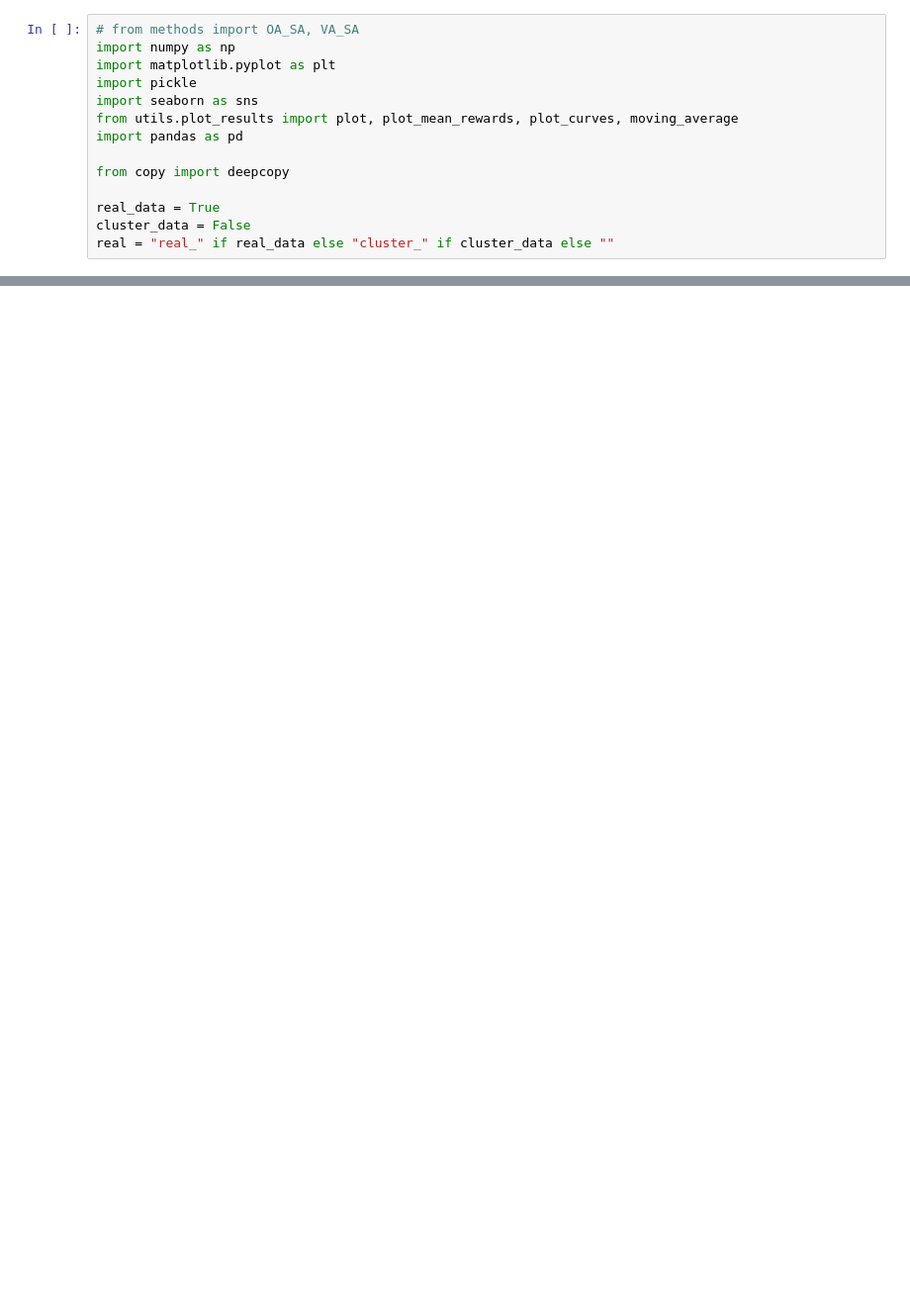
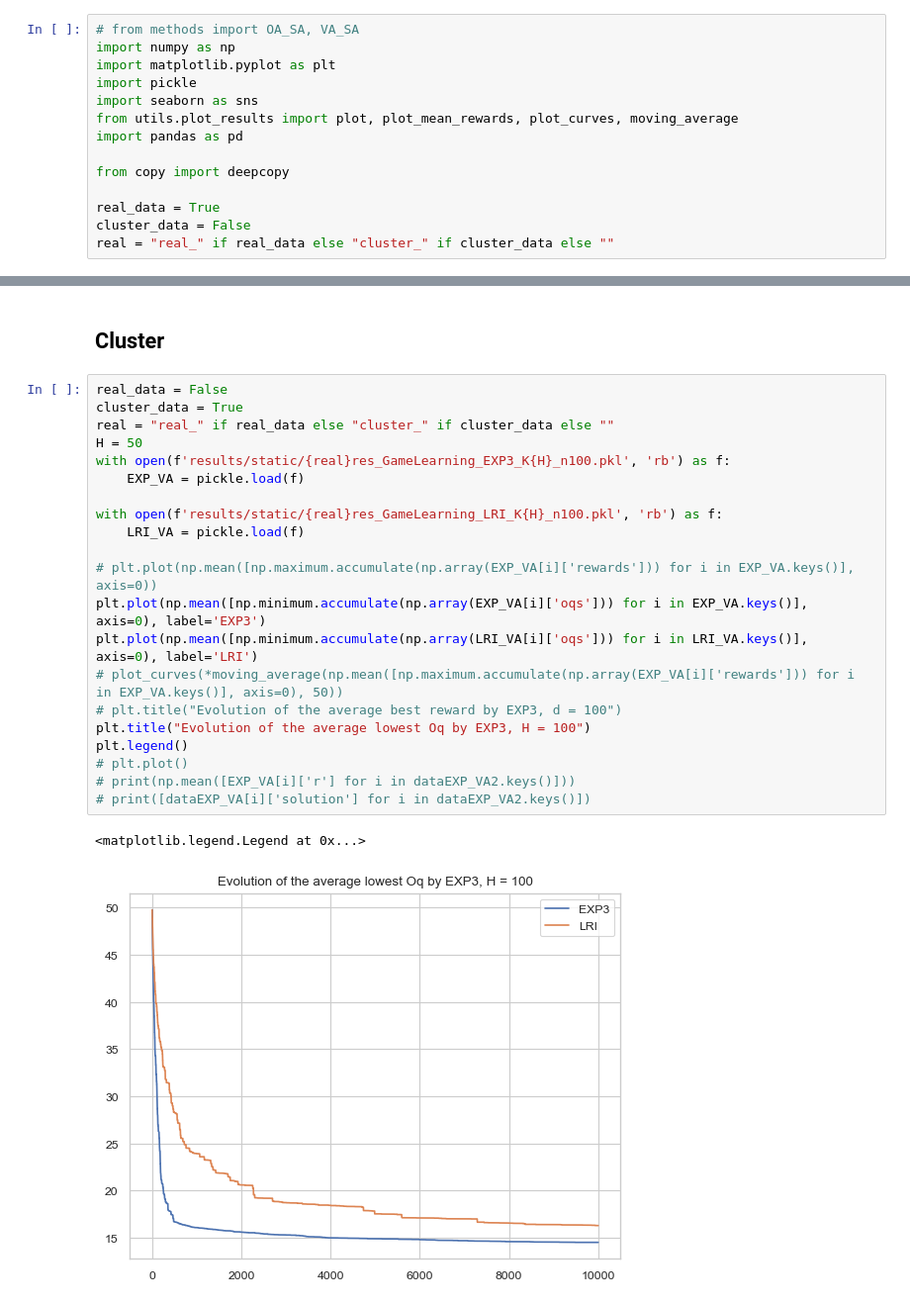
Before and after one commit to Farid-Najar/DynamicQVRP, a Jupyter notebook: results_static.ipynb, the cells around one changed output, grey strips where cells are left out. Shown at 99% size. Saved outputs shown, nothing was run; the diff lists cells and outputs as text; blank space fills up the shorter version.

```diff
--- a/results_static.ipynb
+++ b/results_static.ipynb
@@ -209,0 +275,26 @@ dict_keys(['res_DP', 'res_SA', 'res_greedy', 'SA TSP', 'EXP3', 'LRI', 'Offline']
+# %% [markdown]
+## Cluster
+# %%
+real_data = False
+cluster_data = True
+real = "real_" if real_data else "cluster_" if cluster_data else ""
+H = 50
+with open(f'results/static/{real}res_GameLearning_EXP3_K{H}_n100.pkl', 'rb') as f:
+    EXP_VA = pickle.load(f)
+
+with open(f'results/static/{real}res_GameLearning_LRI_K{H}_n100.pkl', 'rb') as f:
+    LRI_VA = pickle.load(f)
+
+# plt.plot(np.mean([np.maximum.accumulate(np.array(EXP_VA[i]['rewards'])) for i in EXP_VA.keys()], axis=0))
+plt.plot(np.mean([np.minimum.accumulate(np.array(EXP_VA[i]['oqs'])) for i in EXP_VA.keys()], axis=0), label='EXP3')
+plt.plot(np.mean([np.minimum.accumulate(np.array(LRI_VA[i]['oqs'])) for i in LRI_VA.keys()], axis=0), label='LRI')
+# plot_curves(*moving_average(np.mean([np.maximum.accumulate(np.array(EXP_VA[i]['rewards'])) for i in EXP_VA.keys()], axis=0), 50))
+# plt.title("Evolution of the average best reward by EXP3, d = 100")
+plt.title("Evolution of the average lowest Oq by EXP3, H = 100")
+plt.legend()
+# plt.plot()
+# print(np.mean([EXP_VA[i]['r'] for i in dataEXP_VA2.keys()]))
+# print([dataEXP_VA[i]['solution'] for i in dataEXP_VA2.keys()])
+# %% [output]
+<matplotlib.legend.Legend at 0x...>
+[figure, added]
```
Also changed, not shown: parts of 11 cells of this notebook, 23 other files.
